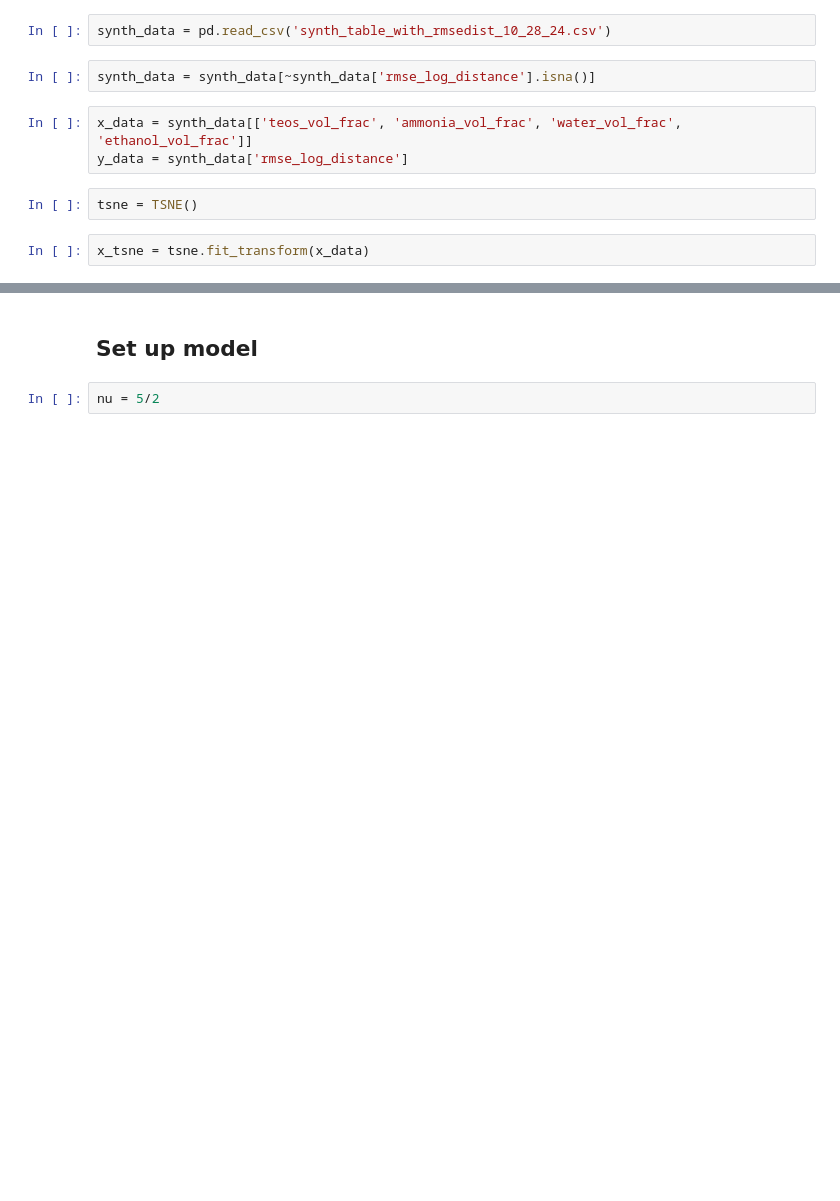
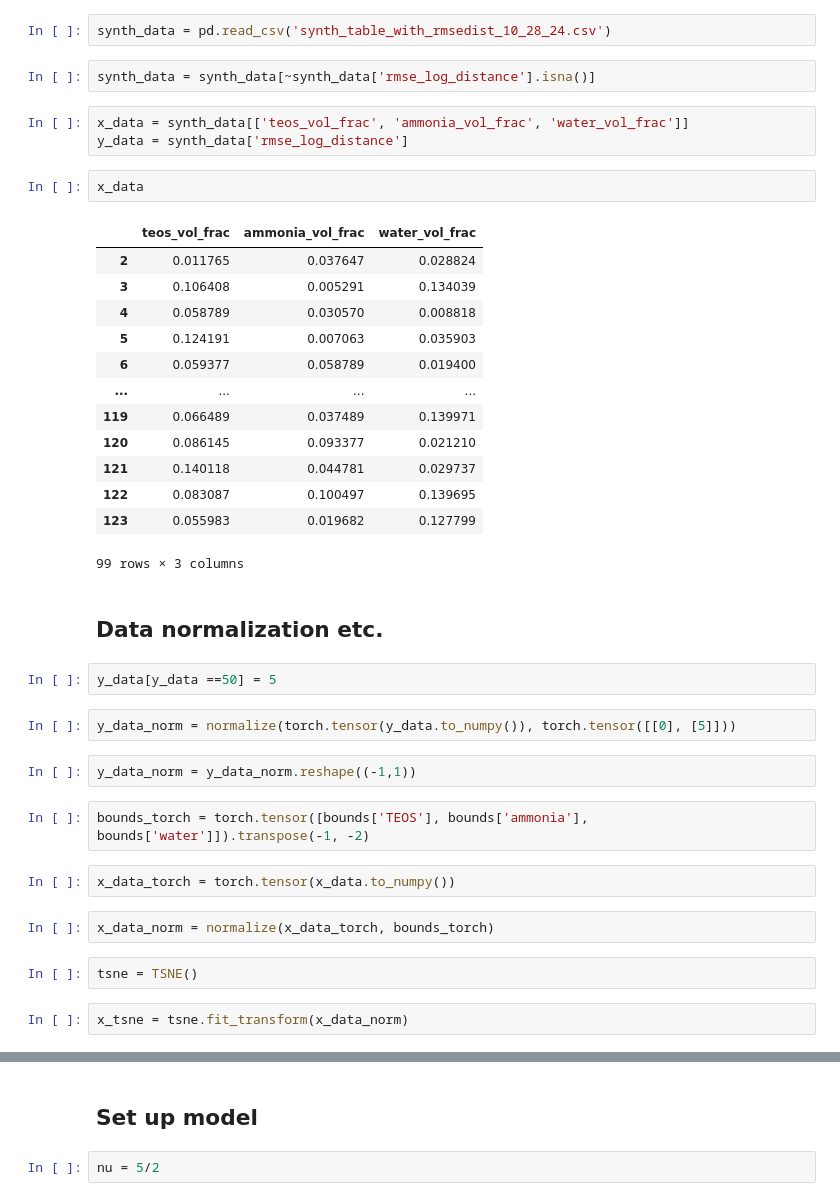
Before and after one commit to pozzo-research-group/saxs_data_processing, a Jupyter notebook: brenden_prototype/bo_setup.ipynb, the cells around one changed output, grey strips where cells are left out. Cells and saved outputs as stored; diff of their text form; blank space fills up the shorter version.

```diff
--- a/brenden_prototype/bo_setup.ipynb
+++ b/brenden_prototype/bo_setup.ipynb
@@ -28,12 +61,42 @@ synth_data = pd.read_csv('synth_table_with_rmsedist_10_28_24.csv')
 # %%
 synth_data = synth_data[~synth_data['rmse_log_distance'].isna()]
 # %%
-x_data = synth_data[['teos_vol_frac', 'ammonia_vol_frac', 'water_vol_frac', 'ethanol_vol_frac']]
+x_data = synth_data[['teos_vol_frac', 'ammonia_vol_frac', 'water_vol_frac']]
 y_data = synth_data['rmse_log_distance']
+# %%
+x_data
+# %% [output]
+|  | teos_vol_frac | ammonia_vol_frac | water_vol_frac |
+| 2 | 0.011765 | 0.037647 | 0.028824 |
+| 3 | 0.106408 | 0.005291 | 0.134039 |
+| 4 | 0.058789 | 0.030570 | 0.008818 |
+| 5 | 0.124191 | 0.007063 | 0.035903 |
+| 6 | 0.059377 | 0.058789 | 0.019400 |
+| ... | ... | ... | ... |
+| 119 | 0.066489 | 0.037489 | 0.139971 |
+| 120 | 0.086145 | 0.093377 | 0.021210 |
+| 121 | 0.140118 | 0.044781 | 0.029737 |
+| 122 | 0.083087 | 0.100497 | 0.139695 |
+| 123 | 0.055983 | 0.019682 | 0.127799 |
+99 rows × 3 columns
+# %% [markdown]
+## Data normalization etc.
+# %%
+y_data[y_data ==50] = 5
+# %%
+y_data_norm = normalize(torch.tensor(y_data.to_numpy()), torch.tensor([[0], [5]]))
+# %%
+y_data_norm = y_data_norm.reshape((-1,1))
+# %%
+bounds_torch = torch.tensor([bounds['TEOS'], bounds['ammonia'], bounds['water']]).transpose(-1, -2)
+# %%
+x_data_torch = torch.tensor(x_data.to_numpy())
+# %%
+x_data_norm = normalize(x_data_torch, bounds_torch)
 # %%
 tsne = TSNE()
 # %%
-x_tsne = tsne.fit_transform(x_data)
+x_tsne = tsne.fit_transform(x_data_norm)
 # %%
 fig, ax = plt.subplots(figsize = (6,6))
 ax.scatter(x_tsne[:,0], x_tsne[:,1], c = y_data, cmap = plt.cm.coolwarm)
```
Also changed, not shown: parts of 28 cells of this notebook, 4 other files.
